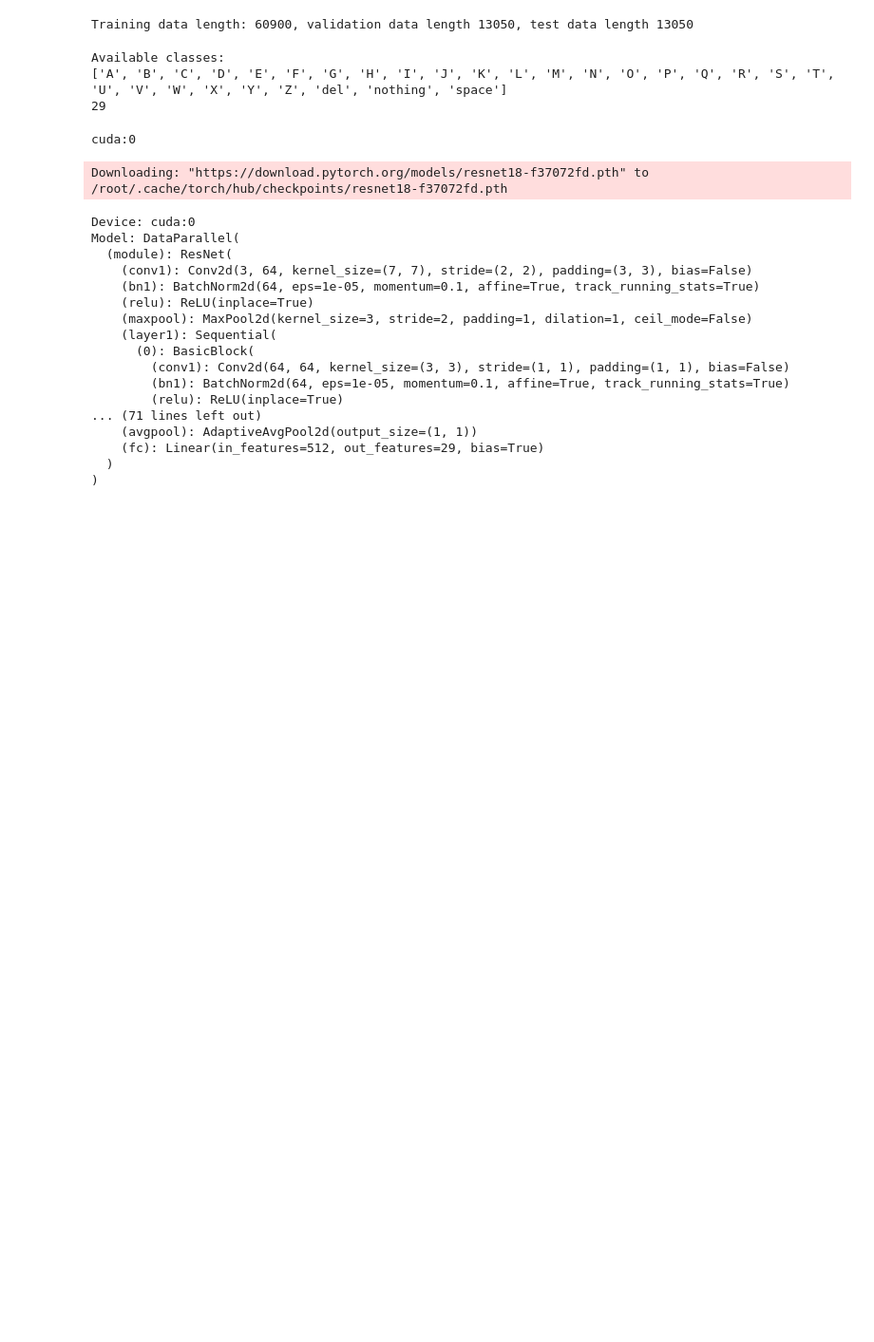
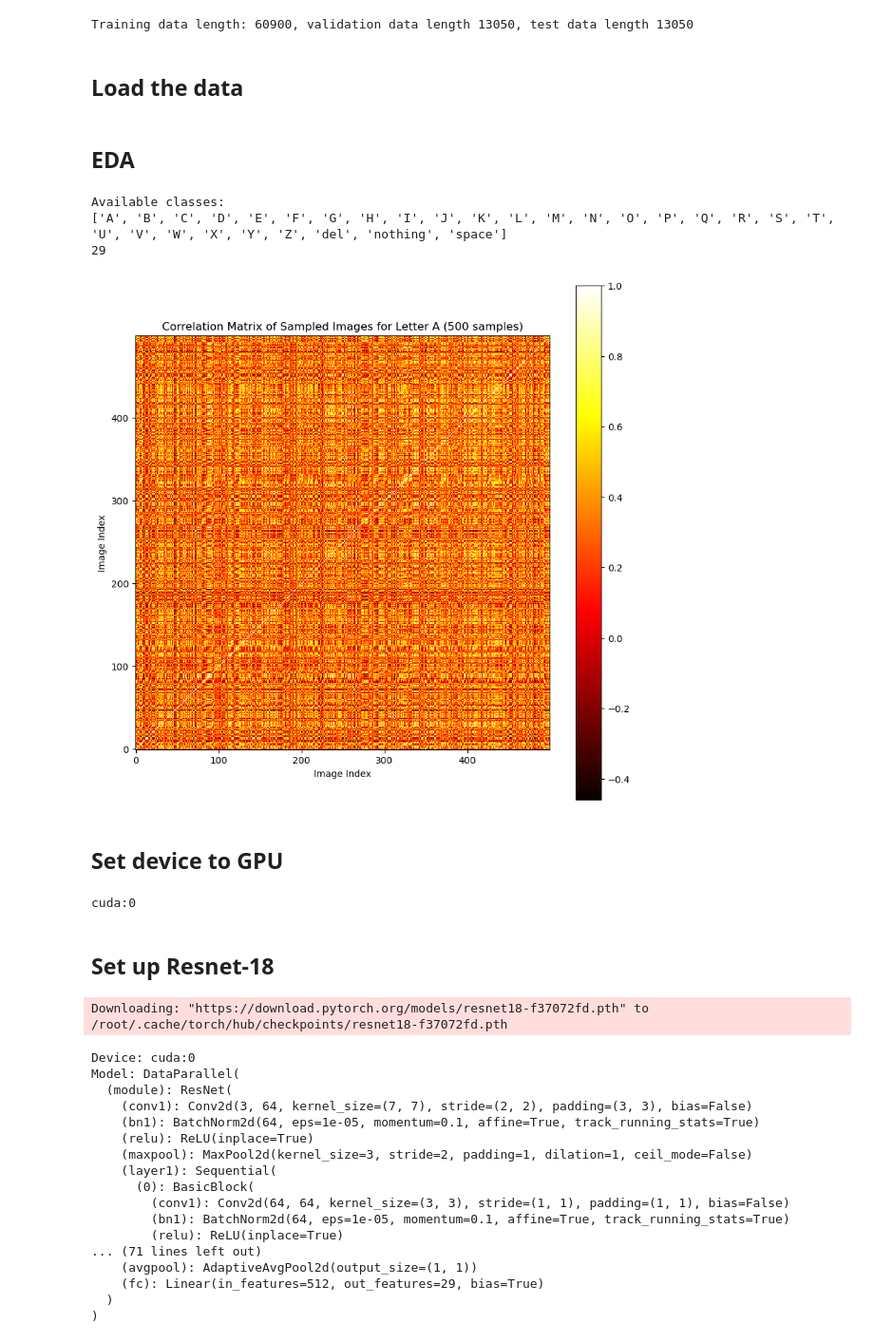
Before and after one commit to Henchen99/EE541_Project, a Jupyter notebook: ee541-project_RESNET-18.ipynb, the cells around one changed output. Shown at 95% size. Saved outputs shown, nothing was run; the diff lists cells and outputs as text; code cells hidden in the pictures; blank space fills up the shorter version.

Commit message:
comment up notebook and add heatmap

```diff
--- a/ee541-project_RESNET-18.ipynb
+++ b/ee541-project_RESNET-18.ipynb
@@ -115,5 +123,5 @@ Total Non-trainable Parameters: 0
 # %%
-root_dir = '/kaggle/input/data-train/train'
+root_dir = 'data/train'
 
 transform = transforms.Compose([
     transforms.Resize((224, 224)),  # Resize images to 224x224x3 (3 for RGB)
@@ -123,7 +131,7 @@ transform = transforms.Compose([
     transforms.Normalize(mean=[0.485, 0.456, 0.406], std=[0.229, 0.224, 0.225]),
 ])
 
-print("transoforming data")
+print("transforming data")
 datasets = datasets.ImageFolder(root=root_dir, transform=transform)
 # %% [output]
 transoforming data
@@ -137,10 +148,14 @@ train_data, test_data, val_data = torch.utils.data.random_split(datasets,
 print(f"Training data length: {len(train_data)}, validation data length {len(val_data)}, test data length {len(test_data)}")
 # %% [output]
 Training data length: 60900, validation data length 13050, test data length 13050
+# %% [markdown]
+## Load the data
 # %%
 # create dataloader for each split
 train_loader = DataLoader(train_data, batch_size=128, shuffle=True, num_workers=4)
 val_loader = DataLoader(val_data, batch_size=128, shuffle=False, num_workers=4)
 test_loader = DataLoader(test_data, batch_size=128, shuffle=False, num_workers=4)
+# %% [markdown]
+## EDA
 # %%
 from torchvision import datasets, transforms
@@ -154,6 +171,49 @@ print(num_classes)
 Available classes:
 ['A', 'B', 'C', 'D', 'E', 'F', 'G', 'H', 'I', 'J', 'K', 'L', 'M', 'N', 'O', 'P', 'Q', 'R', 'S', 'T', 'U', 'V', 'W', 'X', 'Y', 'Z', 'del', 'nothing', 'space']
 29
+# %%
+# Function to load images from folder A
+def load_images_from_folder(folder):
+    images = []
+    for filename in os.listdir(folder):
+        img_path = os.path.join(folder, filename)
+        images.append(img_path)
+    return images
+
+# Define the root directory for folder A
+folder_A_dir = os.path.join(root_dir, 'A')
+
+# Load images from folder A
+images_in_folder_A = load_images_from_folder(folder_A_dir)
+
+# Randomly sample 500 images
+sampled_images = random.sample(images_in_folder_A, 500)
+
+# Load images and flatten them
+flattened_images = []
+for img_path in sampled_images:
+    img = io.imread(img_path, as_gray=True)
+    flattened_images.append(img.flatten())
+
+# Compute correlation matrix
+correlation_matrix = np.corrcoef(flattened_images)
+
+# Plot the heatmap
+plt.figure(figsize=(10,10))
+plt.imshow(correlation_matrix, cmap='hot', interpolation='nearest')
+plt.colorbar()
+plt.title('Correlation Matrix of Sampled Images for Letter A (500 samples)')
+plt.xlabel('Image Index')
+plt.ylabel('Image Index')
+
+# Reverse the y-axis ticks
+plt.gca().invert_yaxis()
+
+plt.show()
+# %% [output]
+[figure, added]
+# %% [markdown]
+## Set device to GPU
 # %%
 # use gpu if possible
 device = 'cpu'
@@ -163,6 +223,8 @@ device = torch.device("mps" if torch.backends.mps.is_available() else device)
 print(device)
 # %% [output]
 cuda:0
+# %% [markdown]
+## Set up Resnet-18
 # %%
 # https://github.com/pytorch/vision/blob/main/torchvision/models/resnet.py
 # find, ResNet::forward, self.fc
```
Also changed, not shown: parts of 25 cells of this notebook.
